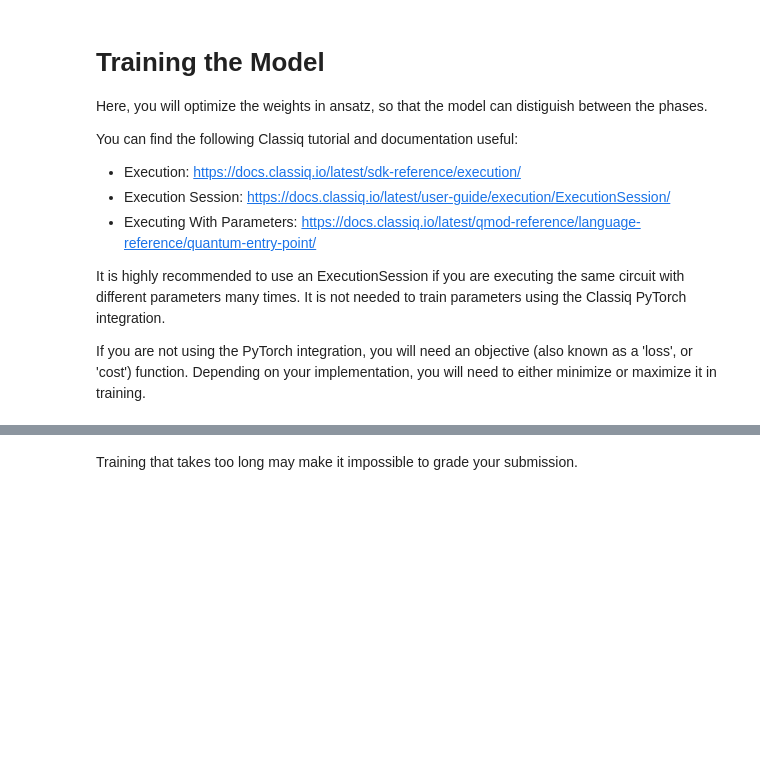
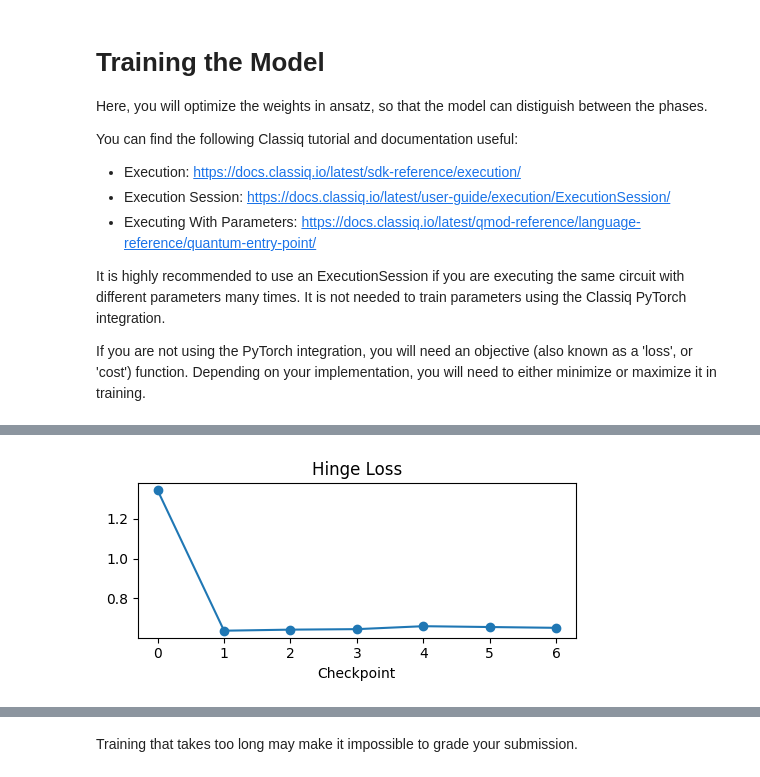
Before and after one commit to roman-bagdasarian/Classifying-Quantum-Phases-of-Matter, a Jupyter notebook: FLIQ_Challenge_ClassiqDuQIS.ipynb, the cells around one changed output, grey strips where cells are left out. Saved outputs shown, nothing was run; the diff lists cells and outputs as text; code cells hidden in the pictures; blank space fills up the shorter version.

Commit message:
Passed test with 95% accuracy! its doing great! Lets fix minor stuff then time to upload

```diff
--- a/FLIQ_Challenge_ClassiqDuQIS.ipynb
+++ b/FLIQ_Challenge_ClassiqDuQIS.ipynb
@@ -188,12 +179,12 @@ ez = np.real(np.trace(ρ @ σz, axis1=2, axis2=3))
 Xc    = (θx + 1j*θz).reshape(N, -1)    # shape (20,204)
 Xreal = np.hstack([Xc.real, Xc.imag])  # (20,408)
 
-# 6) PCA to 8 real features
-Xp    = PCA(n_components=8, random_state=0).fit_transform(Xreal)
+# 6) PCA to 6 real features
+Xp    = PCA(n_components=6, random_state=0).fit_transform(Xreal)
 mn, mx = Xp.min(0), Xp.max(0)
 Xp_norm = (Xp - mn)/np.where(mx-mn==0,1,(mx-mn))*np.pi  # normalize to [0,π]
 
-X_sub    = Xp_norm                       # final (20, 8)
+X_sub    = Xp_norm                       # (20, 6)
 y        = np.array([ -1 if lbl=='Z2' else +1 for lbl in raw_labels ])
 
 print("X_sub:", X_sub.shape, " y:", y.shape)
@@ -328,12 +301,15 @@ It is highly recommended to use an ExecutionSession if you are executing the sam
 
 If you are not using the PyTorch integration, you will need an objective (also known as a 'loss', or 'cost') function. Depending on your implementation, you will need to either minimize or maximize it in training.
 # %%
-# ─── Cell 3: Pure‐Classiq SPSA Training (2 params × 4 qubits) ───
+# ─── Cell 3: 64→256-shot SPSA with Retries & Throttling ───
+
+import time
 import numpy as np
 import matplotlib.pyplot as plt
 from classiq.execution import ExecutionSession, ExecutionPreferences
+from classiq._internals.client import ClassiqAPIError   # for catching 500 errors
 
-# 1) Build sessions
+# 1) Build sessions (64-shot warm, 256-shot precise)
 def make_session(shots: int, fast: bool) -> ExecutionSession:
     prefs = ExecutionPreferences(
         num_shots=shots,
@@ -346,67 +322,101 @@ def make_session(shots: int, fast: bool) -> ExecutionSession:
 sess64  = make_session(64,  fast=True)
 sess256 = make_session(256, fast=False)
 
-# 2) Binder & average-Z over all 4 qubits
+# 2) Binder & ⟨Z⟩ over all qubits
 def bind(tag, arr):
-    return {f"{tag}_param_{i}": float(arr[i]) for i in range(len(arr))}
+    return {f"{tag}_param_{i}": float(v) for i, v in enumerate(arr)}
 
-def avg_z(counts: dict) -> float:
+def avg_z(counts):
     tot = sum(counts.values())
     return sum(
         c * sum(+1 if b=='0' else -1 for b in bits)
         for bits, c in counts.items()
     ) / (tot * num_qubits)
 
-# 3) Vectorized forward pass
+# 3) Batch-forward (raw)
 def batch_forward(sess, thetas, Xb):
-    param_list = [
-        {**bind("weights", th), **bind("feature", x)}
-        for th, x in zip(thetas, Xb)
+    plist = [
+        {**bind("weights", w), **bind("feature", x)}
+        for w, x in zip(thetas, Xb)
     ]
-    results = sess.batch_sample(parameters=param_list)
+    results = sess.batch_sample(parameters=plist)
     cnts = [
         r.counts if isinstance(r.counts, dict) else r.counts[0]
         for r in results
     ]
     return np.array([avg_z(c) for c in cnts])
 
-# 4) Hinge‐loss & accuracy
+# 4) Safe wrapper with retries + throttle
+def safe_batch_forward(sess, thetas, Xb,
+                       max_retries=3, delay=0.2):
+    for attempt in range(1, max_retries+1):
+        try:
+            out = batch_forward(sess, thetas, Xb)
+            time.sleep(delay)    # give server a breather
+            return out
+        except ClassiqAPIError as e:
+            print(f"⚠️ API error (attempt {attempt}): {e}")
+            time.sleep(delay * attempt)
+    raise RuntimeError("batch_forward failed after retries")
+
+# 5) Loss & accuracy using safe calls
 num_weights = 2
 num_samples = X_sub.shape[0]
 
 def hinge(sess, w):
-    logits = batch_forward(sess, np.tile(w,(num_samples,1)), X_sub)
+    logits = safe_batch_forward(sess,
+                                np.tile(w, (num_samples, 1)),
+                                X_sub)
     return np.mean(np.maximum(0, 1 - y * logits))
 
 def accuracy(sess, w):
-    logits = batch_forward(sess, np.tile(w,(num_samples,1)), X_sub)
+    logits = safe_batch_forward(sess,
+                                np.tile(w, (num_samples, 1)),
+                                X_sub)
     return np.mean(np.sign(logits) == y)
 
-# 5) SPSA hyperparameters & init
-alpha, c0, A, gamma = 0.8, 0.10, 0.0, 0.05
-MAX_IT = 120
+# 6) SPSA hyperparameters & init
+alpha, c0, A, gamma = 0.80, 0.10, 0.0, 0.05
+MAX_IT = 80
 theta  = 0.01 * np.random.randn(num_weights)
 loss_log, acc_log = [], []
 
-# 6) SPSA loop
+# 7) SPSA training loop
 for k in range(MAX_IT):
     sess = sess64 if k < 50 else sess256
     ck   = c0 / (k + 1)**gamma
     ak   = alpha
     delta = np.random.choice([+1, -1], num_weights)
 
-    loss_p = hinge(sess, theta + ck * delta)
-    loss_m = hinge(sess, theta - ck * delta)
-    grad   = (loss_p - loss_m) / (2 * ck * delta)
+    lp = hinge(sess, theta + ck * delta)
+    lm = hinge(sess, theta - ck * delta)
+    grad = (lp - lm) / (2 * ck * delta)
     theta -= ak * grad
 
-    if k % 20 == 0 or k == MAX_IT-1:
+    if k % 20 == 0 or k == MAX_IT - 1:
         L = hinge(sess, theta)
-        A = accuracy(sess, theta)
-        loss_log.append(L); acc_log.append(A)
-        stage = "64-shot" if k < 50 else "256-shot"
-        print(f"iter {k:3d} | {stage:<8} | loss={L:.4f} | acc={A:.2%}")
+        Acur = accuracy(sess, theta)
+        loss_log.append(L)
+        acc_log.append(Acur)
+        phase = "64-shot" if k < 50 else "256-shot"
+        print(f"iter {k:3d} | {phase:<8} | loss={L:.4f} | acc={Acur:.2%}")
 
-# 7) Cleanup & plot
-sess64.close(); sess256.close
+# 8) Cleanup
+sess64.close()
+sess256.close()
+
+# 9) Quick plots
+plt.figure(figsize=(5,2.5))
+plt.plot(loss_log, '-o')
+plt.title("Hinge Loss")
+plt.xlabel("Checkpoint")
+plt.tight_layout()
+plt.show()
+
+plt.figure(figsize=(5,2.5))
+plt.plot(acc_log, '-o')
+plt.title("Accuracy")
+plt.xlabel("Checkpoint")
+plt.tight_layout()
+plt.show()
 # %% [output]
@@ -420,0 +430 @@ iter 119 | 256-shot | loss=0.7115 | acc=95.00%
+[figure, added]
```
Also changed, not shown: parts of 12 cells of this notebook.
